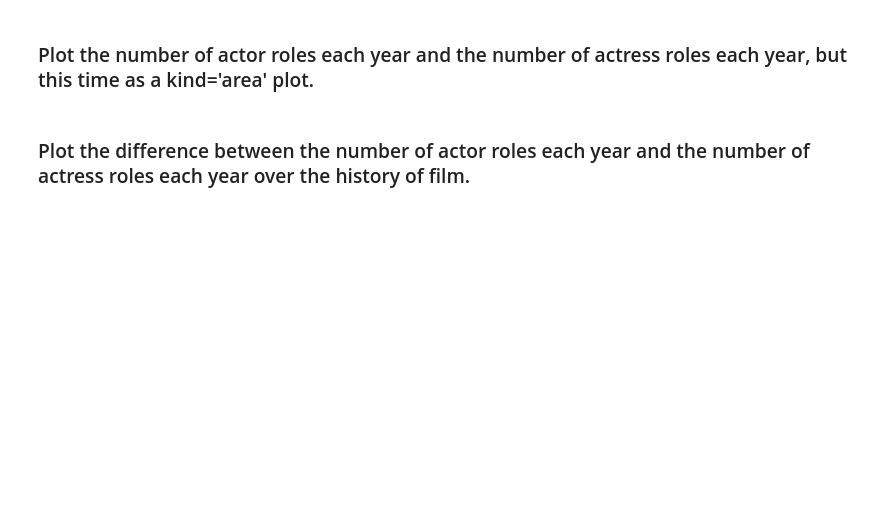
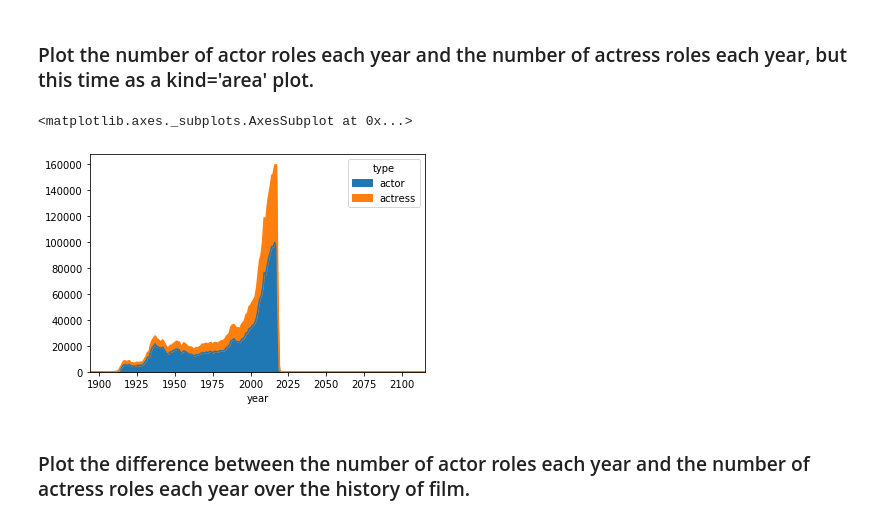
Before and after one commit to lukkyau/dsgroup, a Jupyter notebook: 01 Pandas basics (exercise 4).ipynb, the cells around one changed output. Drawn from its saved outputs; the diff is of its cells as text; code cells hidden in the pictures; blank space fills up the shorter version.

```diff
--- a/01 Pandas basics (exercise 4).ipynb
+++ b/01 Pandas basics (exercise 4).ipynb
@@ -69,4 +92,9 @@ AttributeError: 'Series' object has no attribute 'Batman'
 # %% [markdown]
 ### Plot the number of actor roles each year and the number of actress roles each year, but this time as a kind='area' plot.
+# %%
+c.plot(kind='area')
+# %% [output]
+<matplotlib.axes._subplots.AxesSubplot at 0x...>
+[figure, added]
 # %% [markdown]
 ### Plot the difference between the number of actor roles each year and the number of actress roles each year over the history of film.
```
Also changed, not shown: parts of 7 cells of this notebook.
